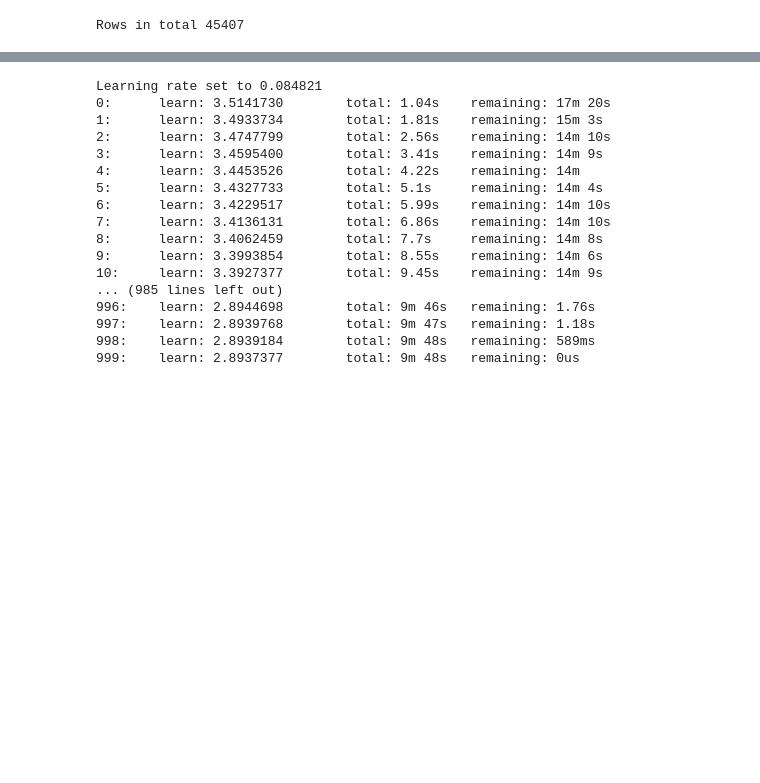
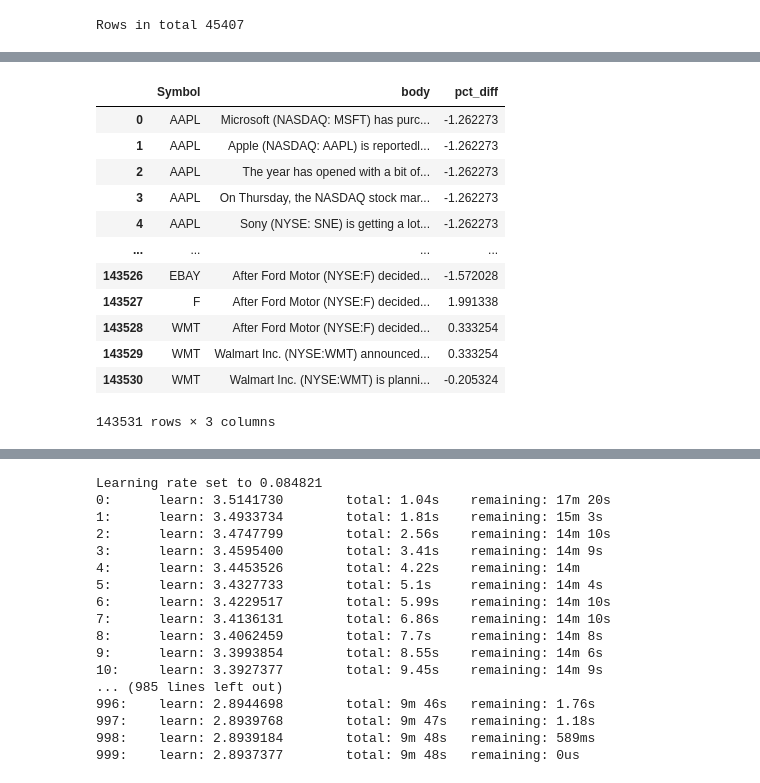
Before and after one commit to E03S/Portfolio_Optimisation, a Jupyter notebook: portfolio_optimisation/notebooks/nlp_cat_boost_exp.ipynb, the cells around one changed output, grey strips where cells are left out. Cells and saved outputs as stored; diff of their text form; code cells hidden in the pictures; blank space fills up the shorter version.

```diff
--- a/portfolio_optimisation/notebooks/nlp_cat_boost_exp.ipynb
+++ b/portfolio_optimisation/notebooks/nlp_cat_boost_exp.ipynb
@@ -165,6 +172,24 @@ df_merged = df_news.merge(df_stocks,
                           right_on=['Date', 'Symbol'])[['Symbol', 'body', 'pct_diff']]
 # %%
 df.to_csv('datasets/merged.csv')
+# %%
+df_merged = pd.read_csv('datasets/merged.csv')[['Symbol', 'body', 'pct_diff']]
+# %%
+df_merged
+# %% [output]
+|  | Symbol | body | pct_diff |
+| 0 | AAPL | Microsoft (NASDAQ: MSFT) has purc... | -1.262273 |
+| 1 | AAPL | Apple (NASDAQ: AAPL) is reportedl... | -1.262273 |
+| 2 | AAPL | The year has opened with a bit of... | -1.262273 |
+| 3 | AAPL | On Thursday, the NASDAQ stock mar... | -1.262273 |
+| 4 | AAPL | Sony (NYSE: SNE) is getting a lot... | -1.262273 |
+| ... | ... | ... | ... |
+| 143526 | EBAY | After Ford Motor (NYSE:F) decided... | -1.572028 |
+| 143527 | F | After Ford Motor (NYSE:F) decided... | 1.991338 |
+| 143528 | WMT | After Ford Motor (NYSE:F) decided... | 0.333254 |
+| 143529 | WMT | Walmart Inc. (NYSE:WMT) announced... | 0.333254 |
+| 143530 | WMT | Walmart Inc. (NYSE:WMT) is planni... | -0.205324 |
+143531 rows × 3 columns
 # %%
 import pandas as pd
 import numpy as np
```
Also changed, not shown: parts of 26 cells of this notebook, 10 other files.
